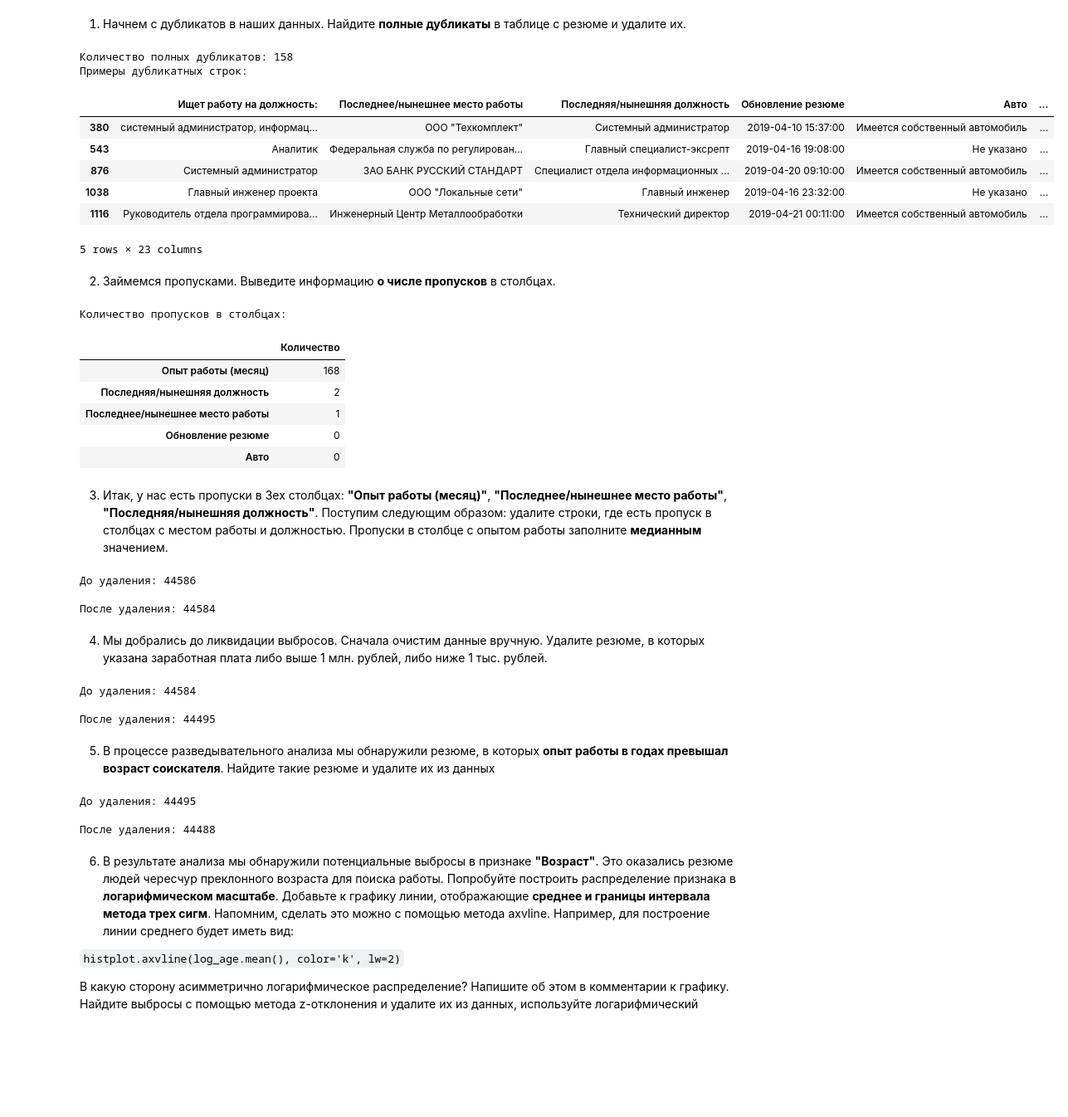
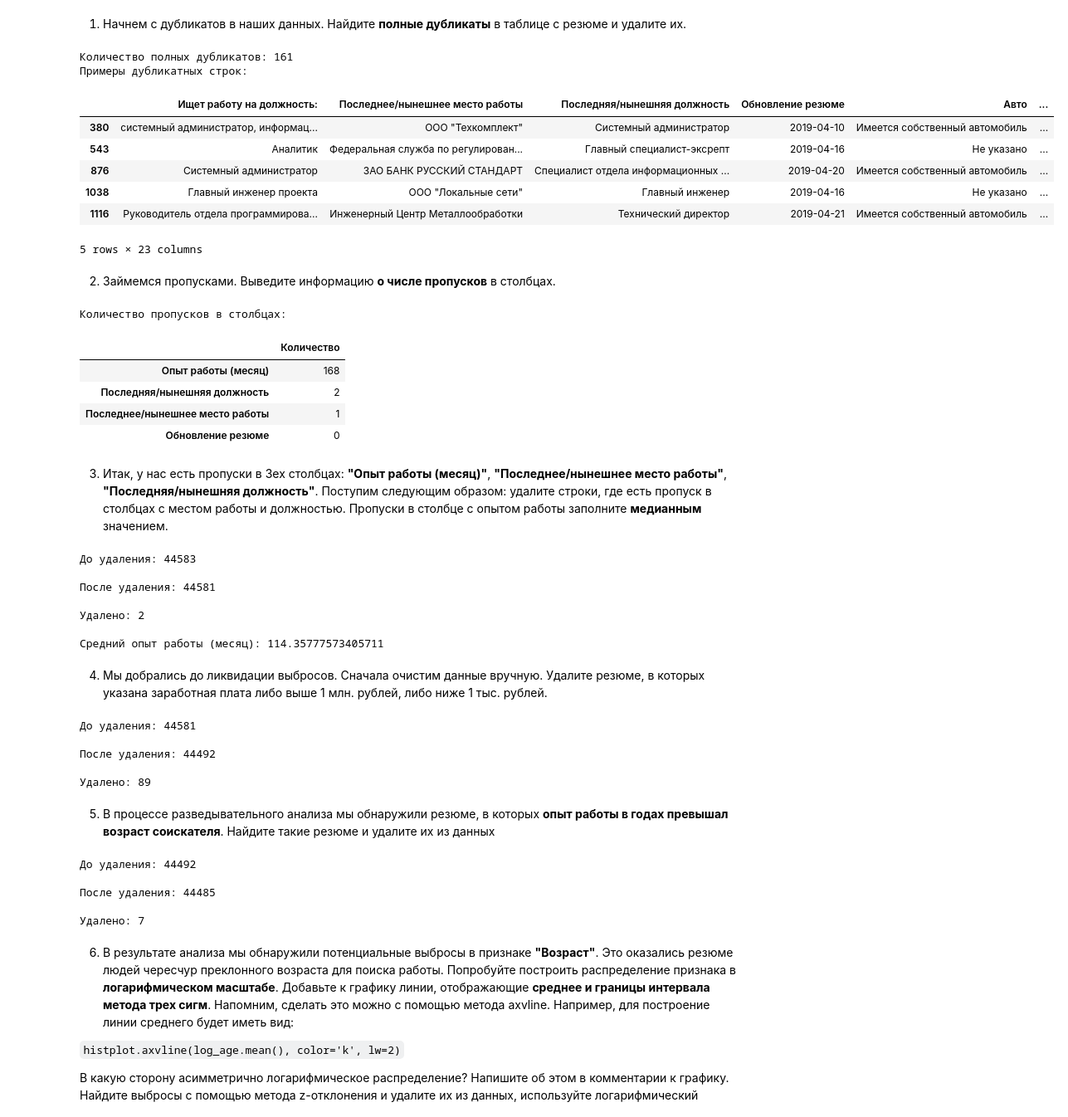
Before and after one commit to IDZorin/mipt-python-i-hw5, a Jupyter notebook: Project-1. Ноутбук-DZ.ipynb, the cells around one changed output. Shown at 83% size. Drawn from its saved outputs; the diff is of its cells as text; code cells hidden in the pictures; blank space fills up the shorter version.

```diff
--- a/Project-1. Ноутбук-DZ.ipynb
+++ b/Project-1. Ноутбук-DZ.ipynb
@@ -340,7 +340,7 @@ print(f"{col_new} после:")
 display(df[col_new].unique()[:5])
 
 # Удаление столбца
-# df.drop(columns=[col_old], inplace=True)
+df.drop(columns=[col_old], inplace=True)
 
 # Проверка
 print(f"Результат:")
@@ -1414,41 +1414,41 @@ plt.show()
 # %%
 # ваш код здесь
 
 df.drop(
     columns=[
         "ЗП",
         "Сумма",
         "Валюта",
         "Валюта ISO",
         "Курс на дату",
         "Курс Валюты",
         "Пропорция",
         "Опыт работы (года)",
         "Категория опыта",
-        "Опыт работы",
     ],
     inplace=True,
 )  # удаление лишних столбцов
-
+df["Обновление резюме"] = df[
+    "Обновление резюме"
+].dt.date  # иначе будет ответ, отличный от платформы
 
 num_duplicates = df.duplicated().sum()
 print(f"Количество полных дубликатов: {num_duplicates}")
 duplicate_rows = df[df.duplicated()]
 print("Примеры дубликатных строк:")
 display(duplicate_rows.head())
 
 
-
 df = df.drop_duplicates()
 # %% [output]
-Количество полных дубликатов: 158
+Количество полных дубликатов: 161
 Примеры дубликатных строк:
 |  | Ищет работу на должность: | Последнее/нынешнее место работы | Последняя/нынешняя должность | Обновление резюме | Авто | ... |
-| 380 | системный администратор, информац... | ООО "Техкомплект" | Системный администратор | 2019-04-10 15:37:00 | Имеется собственный автомобиль | ... |
-| 543 | Аналитик | Федеральная служба по регулирован... | Главный специалист-эксрепт | 2019-04-16 19:08:00 | Не указано | ... |
-| 876 | Системный администратор | ЗАО БАНК РУССКИЙ СТАНДАРТ | Специалист отдела информационных ... | 2019-04-20 09:10:00 | Имеется собственный автомобиль | ... |
-| 1038 | Главный инженер проекта | ООО "Локальные сети" | Главный инженер | 2019-04-16 23:32:00 | Не указано | ... |
-| 1116 | Руководитель отдела программирова... | Инженерный Центр Металлообработки | Технический директор | 2019-04-21 00:11:00 | Имеется собственный автомобиль | ... |
+| 380 | системный администратор, информац... | ООО "Техкомплект" | Системный администратор | 2019-04-10 | Имеется собственный автомобиль | ... |
+| 543 | Аналитик | Федеральная служба по регулирован... | Главный специалист-эксрепт | 2019-04-16 | Не указано | ... |
+| 876 | Системный администратор | ЗАО БАНК РУССКИЙ СТАНДАРТ | Специалист отдела информационных ... | 2019-04-20 | Имеется собственный автомобиль | ... |
+| 1038 | Главный инженер проекта | ООО "Локальные сети" | Главный инженер | 2019-04-16 | Не указано | ... |
+| 1116 | Руководитель отдела программирова... | Инженерный Центр Металлообработки | Технический директор | 2019-04-21 | Имеется собственный автомобиль | ... |
 5 rows × 23 columns
 # %% [markdown]
 2. Займемся пропусками. Выведите информацию **о числе пропусков** в столбцах.
@@ -1460,7 +1460,7 @@ print("Количество пропусков в столбцах:")
 display(
     pd.DataFrame(missing_values, columns=["Количество"])
     .sort_values(by="Количество", ascending=False)
-    .head(5)
+    .head(4)
 )
 # %% [output]
 Количество пропусков в столбцах:
@@ -1469,47 +1469,70 @@ display(
 | Последняя/нынешняя должность | 2 |
 | Последнее/нынешнее место работы | 1 |
 | Обновление резюме | 0 |
-| Авто | 0 |
 # %% [markdown]
 3. Итак, у нас есть пропуски в 3ех столбцах: **"Опыт работы (месяц)"**, **"Последнее/нынешнее место работы"**, **"Последняя/нынешняя должность"**. Поступим следующим образом: удалите строки, где есть пропуск в столбцах с местом работы и должностью. Пропуски в столбце с опытом работы заполните **медианным** значением.
 # %%
 # ваш код здесь
+before = df.shape[0]
 print(f"\nДо удаления: {df.shape[0]}")
+
 df = df.dropna(
     subset=["Последнее/нынешнее место работы", "Последняя/нынешняя должность"]
 )
 
 median_experience = df["Опыт работы (месяц)"].median()
 df["Опыт работы (месяц)"] = df["Опыт работы (месяц)"].fillna(median_experience)
+
+after = df.shape[0]
 print(f"\nПосле удаления: {df.shape[0]}")
+print(f"\nУдалено: {before - after}")
+
+print(f"\nСредний опыт работы (месяц): {df['Опыт работы (месяц)'].mean()}")
 # %% [output]
-До удаления: 44586
+До удаления: 44583
 
-После удаления: 44584
+После удаления: 44581
+
+Удалено: 2
+
+Средний опыт работы (месяц): 114.35777573405711
 # %% [markdown]
 4. Мы добрались до ликвидации выбросов. Сначала очистим данные вручную. Удалите резюме, в которых указана заработная плата либо выше 1 млн. рублей, либо ниже 1 тыс. рублей.
 # %%
 # ваш код здесь
+before = df.shape[0]
 print(f"\nДо удаления: {df.shape[0]}")
 df = df[(df["ЗП (руб)"] >= 1000) & (df["ЗП (руб)"] <= 1000000)]
+after = df.shape[0]
 print(f"\nПосле удаления: {df.shape[0]}")
+print(f"\nУдалено: {before - after}")
 # %% [output]
-До удаления: 44584
+До удаления: 44581
 
-После удаления: 44495
+После удаления: 44492
+
+Удалено: 89
 # %% [markdown]
 5. В процессе разведывательного анализа мы обнаружили резюме, в которых **опыт работы в годах превышал возраст соискателя**. Найдите такие резюме и удалите их из данных
 # %%
 # ваш код здесь
+before = df.shape[0]
 print(f"\nДо удаления: {df.shape[0]}")
+
+
 
 df = df[df["Опыт работы (месяц)"] <= df["Возраст"] * 12]
 
+
+after = df.shape[0]
 print(f"\nПосле удаления: {df.shape[0]}")
+print(f"\nУдалено: {before - after}")
 # %% [output]
-До удаления: 44495
+До удаления: 44492
 
-После удаления: 44488
+После удаления: 44485
+
+Удалено: 7
 # %% [markdown]
 6. В результате анализа мы обнаружили потенциальные выбросы в признаке **"Возраст"**. Это оказались резюме людей чересчур преклонного возраста для поиска работы. Попробуйте построить распределение признака в **логарифмическом масштабе**. Добавьте к графику линии, отображающие **среднее и границы интервала метода трех сигм**. Напомним, сделать это можно с помощью метода axvline. Например, для построение линии среднего будет иметь вид:
 
```
Also changed, not shown: parts of 5 cells of this notebook.
